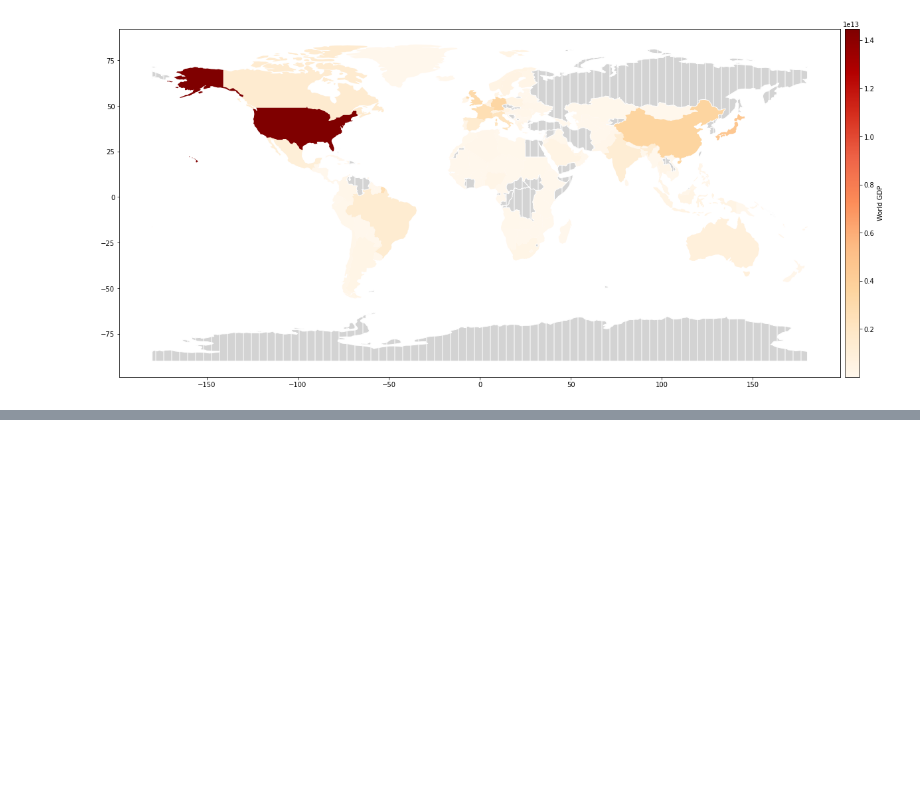
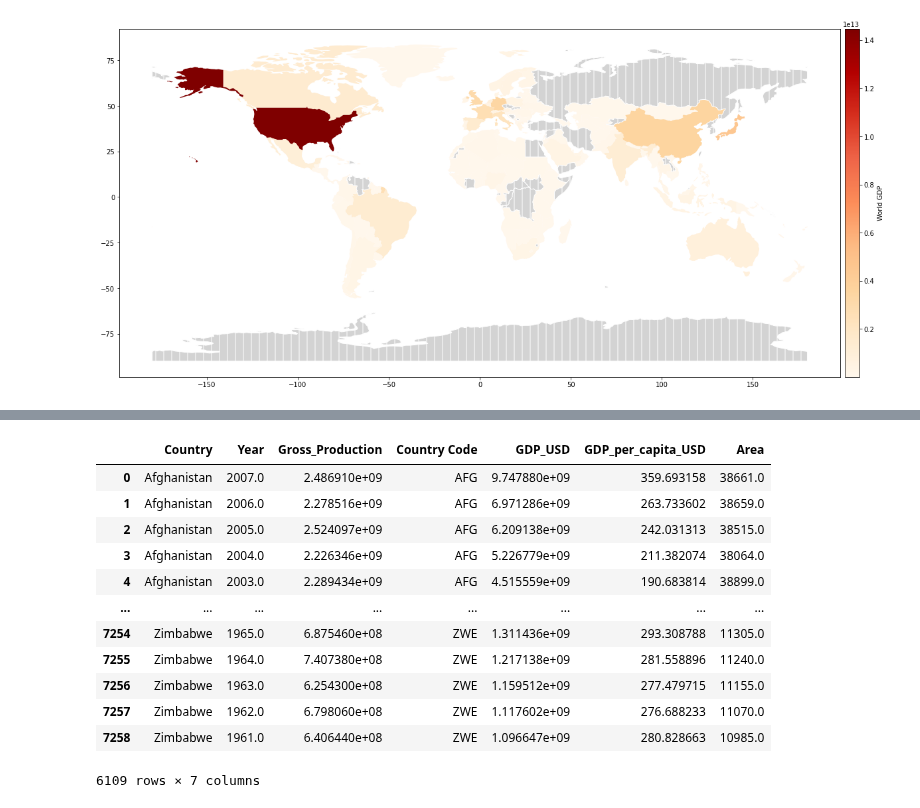
Before and after one commit to saumyasucharita/Agriculture-Data-Analysis, a Jupyter notebook: Multi-variate time series regression.ipynb, the cells around one changed output, grey strips where cells are left out. Drawn from its saved outputs; the diff is of its cells as text; code cells hidden in the pictures; blank space fills up the shorter version.

```diff
--- a/Multi-variate time series regression.ipynb
+++ b/Multi-variate time series regression.ipynb
@@ -287,0 +368,27 @@ However, correlation does not imply causation, so further analysis is required.
+# %%
+#Merge land data with the dataset
+land_data = pd.read_csv('Dataset/archive/fao_data_land_data.csv')
+land_data.drop(land_data[land_data['category'] != 'agricultural_area'].index, inplace = True)
+land_data.dropna(inplace=True)
+land_data = land_data[['country_or_area', 'year', 'value']]
+land_data.columns = ['Country', 'Year', 'Area']
+agri_land_data = land_data[~land_data['Country'].str.endswith('+')]
+
+merged_df['Year'] = merged_df['Year'].astype(float) #To match dtype of 'Year' in agri_land_data
+merged_df = pd.merge(merged_df, agri_land_data, left_on=['Country', 'Year'] , right_on=['Country', 'Year'], how='inner')
+merged_df = merged_df.dropna()
+merged_df
+# %% [output]
+|  | Country | Year | Gross_Production | Country Code | GDP_USD | GDP_per_capita_USD | Area |
+| 0 | Afghanistan | 2007.0 | 2.486910e+09 | AFG | 9.747880e+09 | 359.693158 | 38661.0 |
+| 1 | Afghanistan | 2006.0 | 2.278516e+09 | AFG | 6.971286e+09 | 263.733602 | 38659.0 |
+| 2 | Afghanistan | 2005.0 | 2.524097e+09 | AFG | 6.209138e+09 | 242.031313 | 38515.0 |
+| 3 | Afghanistan | 2004.0 | 2.226346e+09 | AFG | 5.226779e+09 | 211.382074 | 38064.0 |
+| 4 | Afghanistan | 2003.0 | 2.289434e+09 | AFG | 4.515559e+09 | 190.683814 | 38899.0 |
+| ... | ... | ... | ... | ... | ... | ... | ... |
+| 7254 | Zimbabwe | 1965.0 | 6.875460e+08 | ZWE | 1.311436e+09 | 293.308788 | 11305.0 |
+| 7255 | Zimbabwe | 1964.0 | 7.407380e+08 | ZWE | 1.217138e+09 | 281.558896 | 11240.0 |
+| 7256 | Zimbabwe | 1963.0 | 6.254300e+08 | ZWE | 1.159512e+09 | 277.479715 | 11155.0 |
+| 7257 | Zimbabwe | 1962.0 | 6.798060e+08 | ZWE | 1.117602e+09 | 276.688233 | 11070.0 |
+| 7258 | Zimbabwe | 1961.0 | 6.406440e+08 | ZWE | 1.096647e+09 | 280.828663 | 10985.0 |
+6109 rows × 7 columns
```
Also changed, not shown: parts of 18 cells of this notebook.
